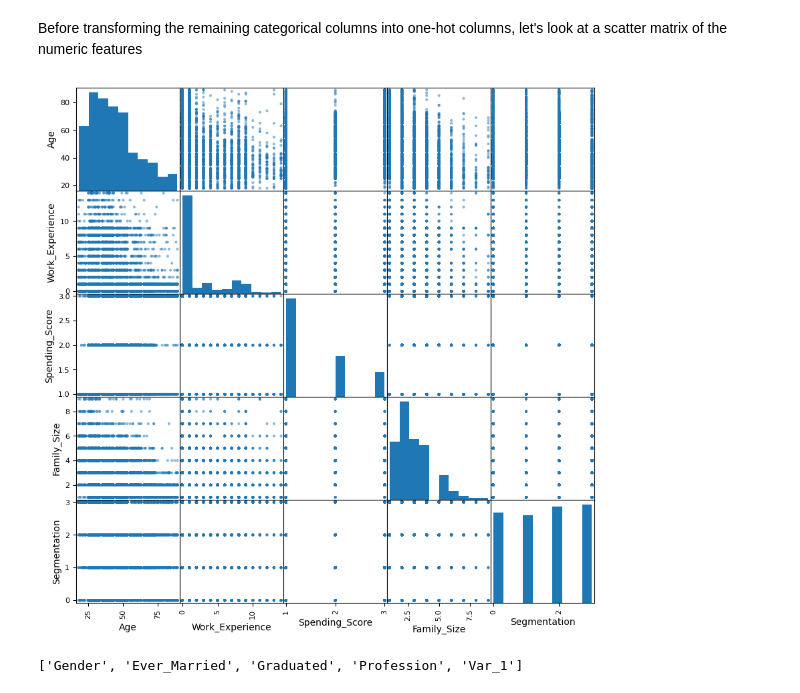
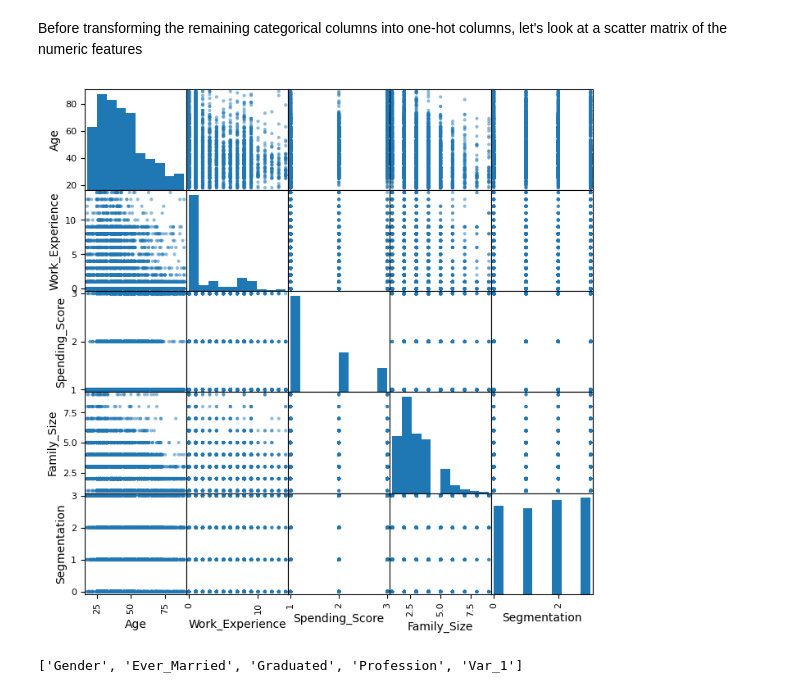
Before and after one commit to DomS1080/Data-Science, a Jupyter notebook: Projects/Customer/Customer.ipynb, the cells around one changed output. Drawn from its saved outputs; the diff is of its cells as text; code cells hidden in the pictures.

```diff
--- a/Projects/Customer/Customer.ipynb
+++ b/Projects/Customer/Customer.ipynb
@@ -228,10 +226,10 @@ cust_enc.head(3)
 # %% [markdown]
 Before transforming the remaining categorical columns into one-hot columns, let's look at a scatter matrix of the numeric features
 # %%
-pd.plotting.scatter_matrix(cust_enc, grid=True, figsize=(10,10))
+pd.plotting.scatter_matrix(cust_enc, grid=True, figsize=(8,8))
 plt.show()
 # %% [output]
-[figure, old version]
+[figure, new version]
 # %%
 #Remaining categorical vars (not label or ordinal)
 cols_rem = [col for col in obj_cols_tr if col not in ['Spending_Score', 'Segmentation']]
```
Also changed, not shown: parts of 13 cells of this notebook.
